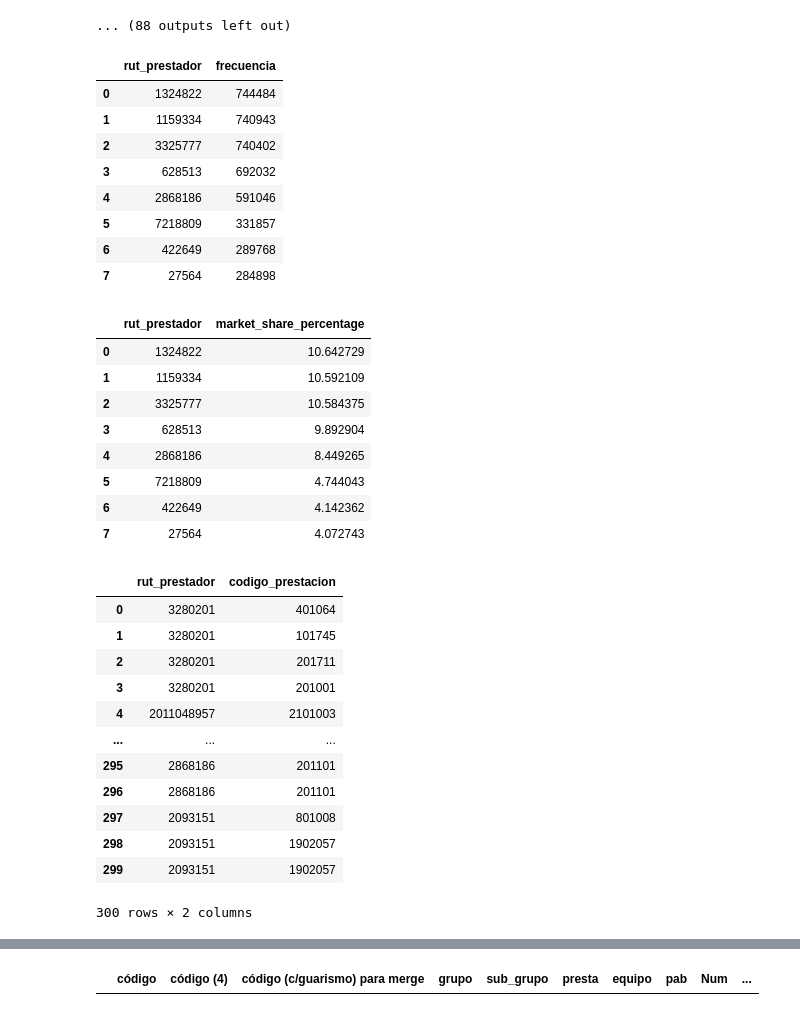
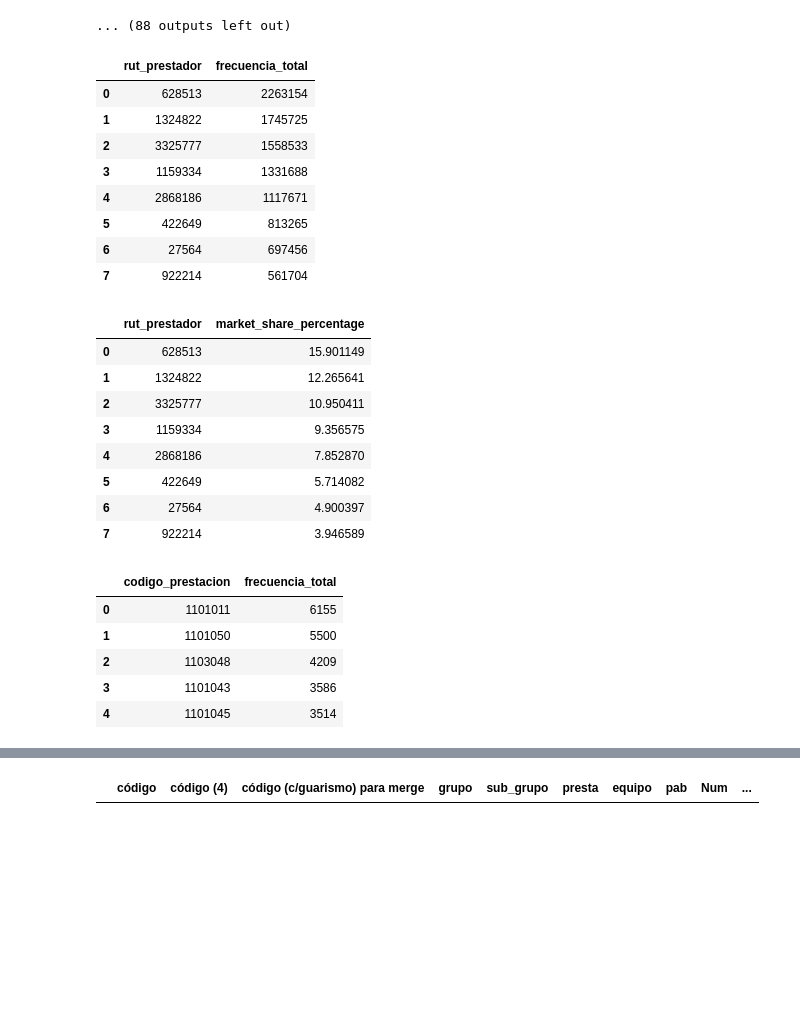
Before and after one commit to mmunoz-campos/trabajo_cyr, a Jupyter notebook: P2.ipynb, the cells around one changed output, grey strips where cells are left out. Cells and saved outputs as stored; diff of their text form; code cells hidden in the pictures; blank space fills up the shorter version.

Commit message:
frecuencia

```diff
--- a/P2.ipynb
+++ b/P2.ipynb
@@ -119,30 +119,30 @@ import pandas as pd
 
 db_path = "/Users/mmunozcampos/Documents/Comp y reg/prestaciones_t2024.db"
 conn = sqlite3.connect(db_path)
-query = ''' SELECT rut_prestador, COUNT(*) AS frecuencia
+query = ''' SELECT rut_prestador, SUM(frecuencia) AS frecuencia_total
         FROM tabla2024
         WHERE tipo_atencion == "Atención Hospitalaria" AND region_prestador == 13
         GROUP BY rut_prestador
-        ORDER BY frecuencia DESC
+        ORDER BY frecuencia_total DESC
         LIMIT 8; '''
 
 top8_rm = pd.read_sql(query, conn)
 top8_rm
 # %% [output]
-|  | rut_prestador | frecuencia |
-| 0 | 1324822 | 744484 |
-| 1 | 1159334 | 740943 |
-| 2 | 3325777 | 740402 |
-| 3 | 628513 | 692032 |
-| 4 | 2868186 | 591046 |
-| 5 | 7218809 | 331857 |
-| 6 | 422649 | 289768 |
-| 7 | 27564 | 284898 |
+|  | rut_prestador | frecuencia_total |
+| 0 | 628513 | 2263154 |
+| 1 | 1324822 | 1745725 |
+| 2 | 3325777 | 1558533 |
+| 3 | 1159334 | 1331688 |
+| 4 | 2868186 | 1117671 |
+| 5 | 422649 | 813265 |
+| 6 | 27564 | 697456 |
+| 7 | 922214 | 561704 |
 # %%
 query = ''' SELECT
     rut_prestador,
-    COUNT(*) * 100.0 / (
-        SELECT COUNT(*)
+    SUM(frecuencia) * 100.0 / (
+        SELECT SUM(frecuencia)
         FROM tabla2024
         WHERE region_prestador = 13
           AND tipo_atencion = "Atención Hospitalaria"
@@ -159,32 +159,30 @@ top8_marketshare = pd.read_sql(query, conn)
 top8_marketshare
 # %% [output]
 |  | rut_prestador | market_share_percentage |
-| 0 | 1324822 | 10.642729 |
-| 1 | 1159334 | 10.592109 |
-| 2 | 3325777 | 10.584375 |
-| 3 | 628513 | 9.892904 |
-| 4 | 2868186 | 8.449265 |
-| 5 | 7218809 | 4.744043 |
-| 6 | 422649 | 4.142362 |
-| 7 | 27564 | 4.072743 |
+| 0 | 628513 | 15.901149 |
+| 1 | 1324822 | 12.265641 |
+| 2 | 3325777 | 10.950411 |
+| 3 | 1159334 | 9.356575 |
+| 4 | 2868186 | 7.852870 |
+| 5 | 422649 | 5.714082 |
+| 6 | 27564 | 4.900397 |
+| 7 | 922214 | 3.946589 |
 # %%
-conn = sqlite3.connect(db_path)
-query = ''' SELECT rut_prestador, codigo_prestacion
-        FROM (SELECT * FROM tabla2024 LIMIT 50000)
+query = ''' SELECT codigo_prestacion, SUM(frecuencia) AS frecuencia_total
+        FROM tabla2024
         WHERE tipo_atencion == "Atención Hospitalaria"
-        LIMIT 300 '''
-pd.read_sql(query, conn)
+        AND region_prestador = 13
+        AND substr(codigo_prestacion, 1, 2) = '11'
+        AND length(codigo_prestacion) > 3
+        GROUP BY codigo_prestacion
+        ORDER BY frecuencia_total DESC
+        LIMIT 5; '''
+top5_neuro = pd.read_sql(query, conn)
+top5_neuro
 # %% [output]
-|  | rut_prestador | codigo_prestacion |
-| 0 | 3280201 | 401064 |
-| 1 | 3280201 | 101745 |
-| 2 | 3280201 | 201711 |
-| 3 | 3280201 | 201001 |
-| 4 | 2011048957 | 2101003 |
-| ... | ... | ... |
-| 295 | 2868186 | 201101 |
-| 296 | 2868186 | 201101 |
-| 297 | 2093151 | 801008 |
-| 298 | 2093151 | 1902057 |
-| 299 | 2093151 | 1902057 |
+|  | codigo_prestacion | frecuencia_total |
+| 0 | 1101011 | 6155 |
+| 1 | 1101050 | 5500 |
+| 2 | 1103048 | 4209 |
+| 3 | 1101043 | 3586 |
+| 4 | 1101045 | 3514 |
-300 rows × 2 columns
```
Also changed, not shown: parts of 7 cells of this notebook.
